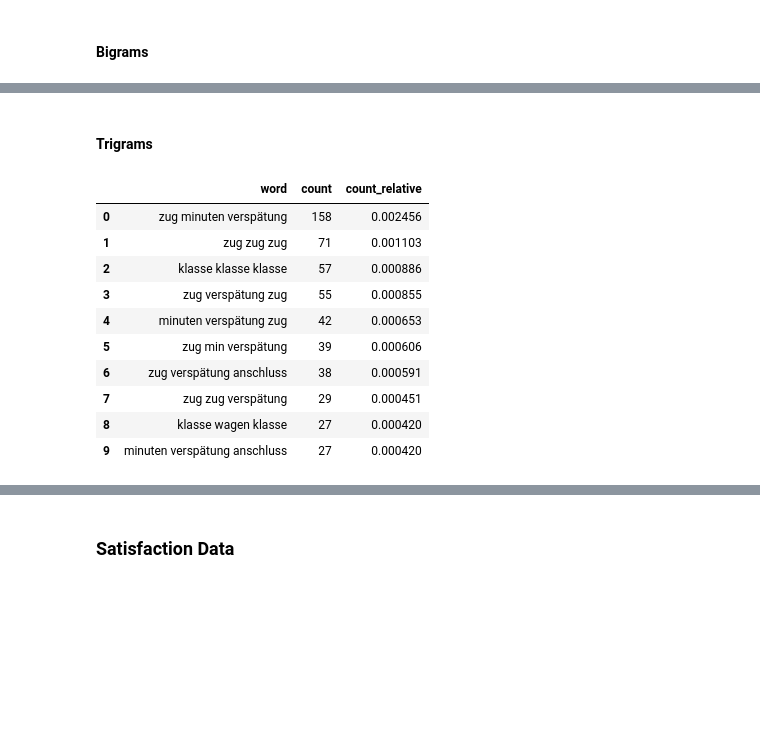
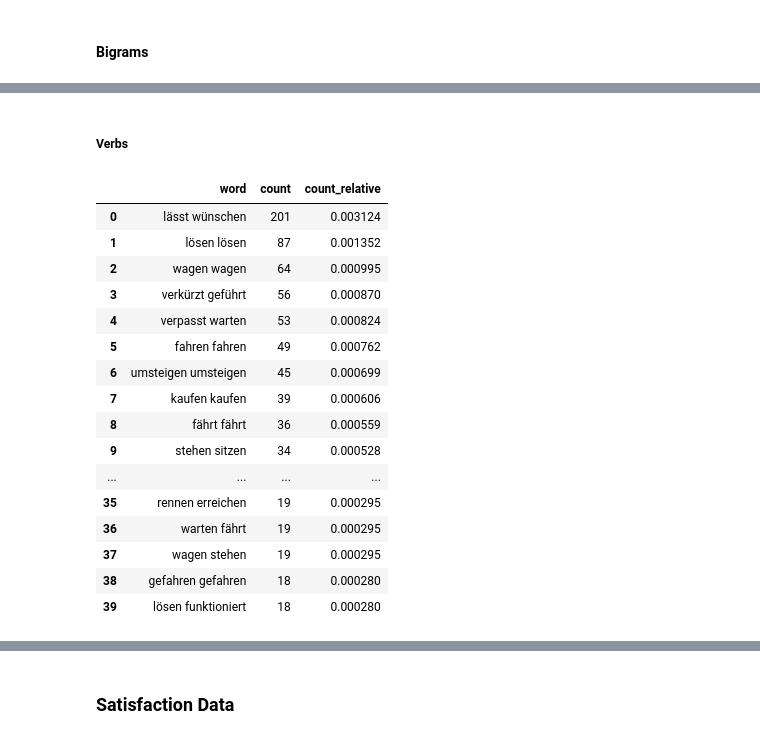
Before and after one commit to Faices/nlp-satisfaction, a Jupyter notebook: 03-EDA.ipynb, the cells around one changed output, grey strips where cells are left out. Saved outputs shown, nothing was run; the diff lists cells and outputs as text; code cells hidden in the pictures; blank space fills up the shorter version.

```diff
--- a/03-EDA.ipynb
+++ b/03-EDA.ipynb
@@ -514,23 +688,29 @@ fig.show()
 
 pio.write_image(fig,"images/fig-Bigrams-"+label_plots+"-barchart.svg") #save fig as svg
 # %% [markdown]
-#### Trigrams
+##### Verbs
 # %%
-common_words_trigram = get_top_n_ngrams(corpus=join_list_of_list(dataframe_selected['nouns']), n=10, ngram_range=(3,3))
+common_words_bigrams = get_top_n_ngrams(corpus=join_list_of_list(dataframe_selected['verbs']), n=40, ngram_range=(2,2))
 
-trigrams = pd.DataFrame(common_words_trigram, columns = ['word' , 'count'])
-trigrams['count_relative']=(trigrams['count']/dataframe_selected_len)
-trigrams
+bigrams = pd.DataFrame(common_words_bigrams, columns = ['word' , 'count'])
+bigrams['count_relative']=(bigrams['count']/dataframe_selected_len)
+bigrams
 # %% [output]
 |  | word | count | count_relative |
-| 0 | zug minuten verspätung | 158 | 0.002456 |
-| 1 | zug zug zug | 71 | 0.001103 |
-| 2 | klasse klasse klasse | 57 | 0.000886 |
-| 3 | zug verspätung zug | 55 | 0.000855 |
-| 4 | minuten verspätung zug | 42 | 0.000653 |
-| 5 | zug min verspätung | 39 | 0.000606 |
-| 6 | zug verspätung anschluss | 38 | 0.000591 |
-| 7 | zug zug verspätung | 29 | 0.000451 |
-| 8 | klasse wagen klasse | 27 | 0.000420 |
-| 9 | minuten verspätung anschluss | 27 | 0.000420 |
+| 0 | lässt wünschen | 201 | 0.003124 |
+| 1 | lösen lösen | 87 | 0.001352 |
+| 2 | wagen wagen | 64 | 0.000995 |
+| 3 | verkürzt geführt | 56 | 0.000870 |
+| 4 | verpasst warten | 53 | 0.000824 |
+| 5 | fahren fahren | 49 | 0.000762 |
+| 6 | umsteigen umsteigen | 45 | 0.000699 |
+| 7 | kaufen kaufen | 39 | 0.000606 |
+| 8 | fährt fährt | 36 | 0.000559 |
+| 9 | stehen sitzen | 34 | 0.000528 |
+| ... | ... | ... | ... |
+| 35 | rennen erreichen | 19 | 0.000295 |
+| 36 | warten fährt | 19 | 0.000295 |
+| 37 | wagen stehen | 19 | 0.000295 |
+| 38 | gefahren gefahren | 18 | 0.000280 |
+| 39 | lösen funktioniert | 18 | 0.000280 |
 # %%
```
Also changed, not shown: parts of 48 cells of this notebook, 26 other files.
